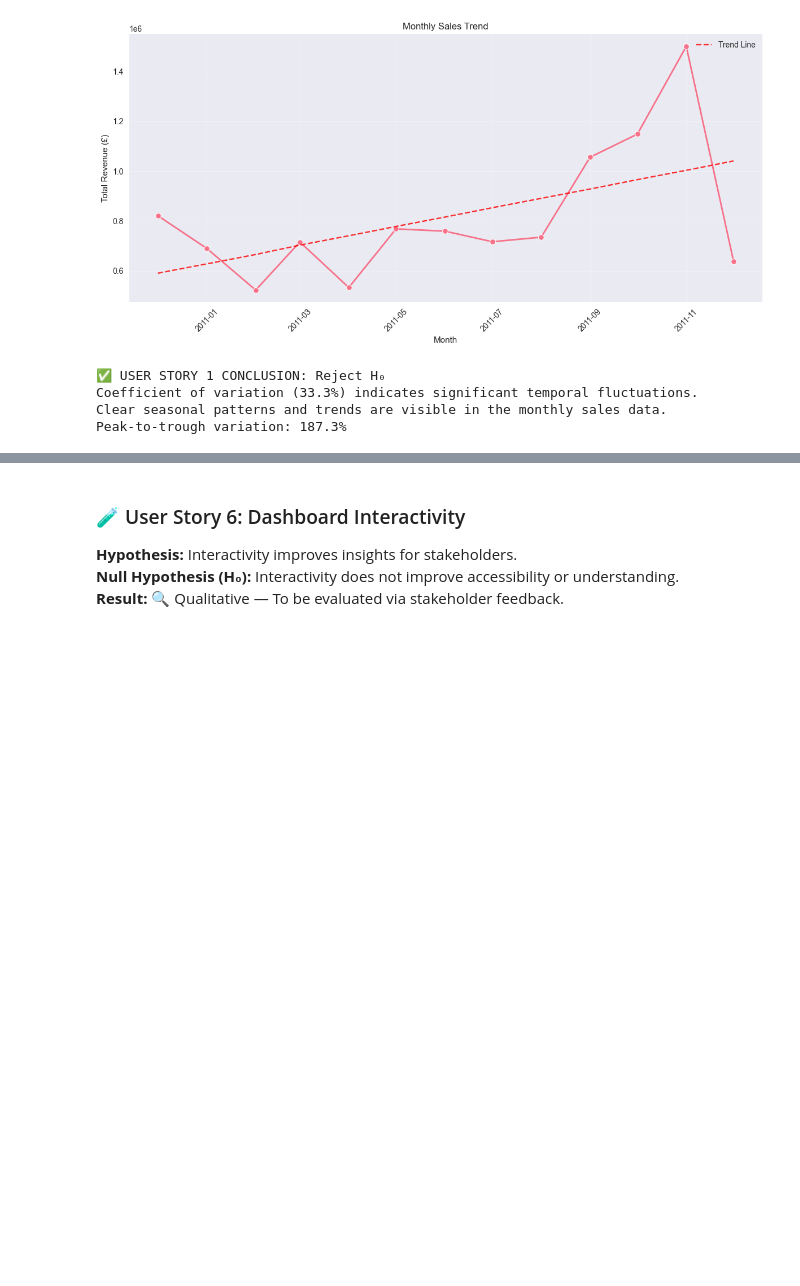
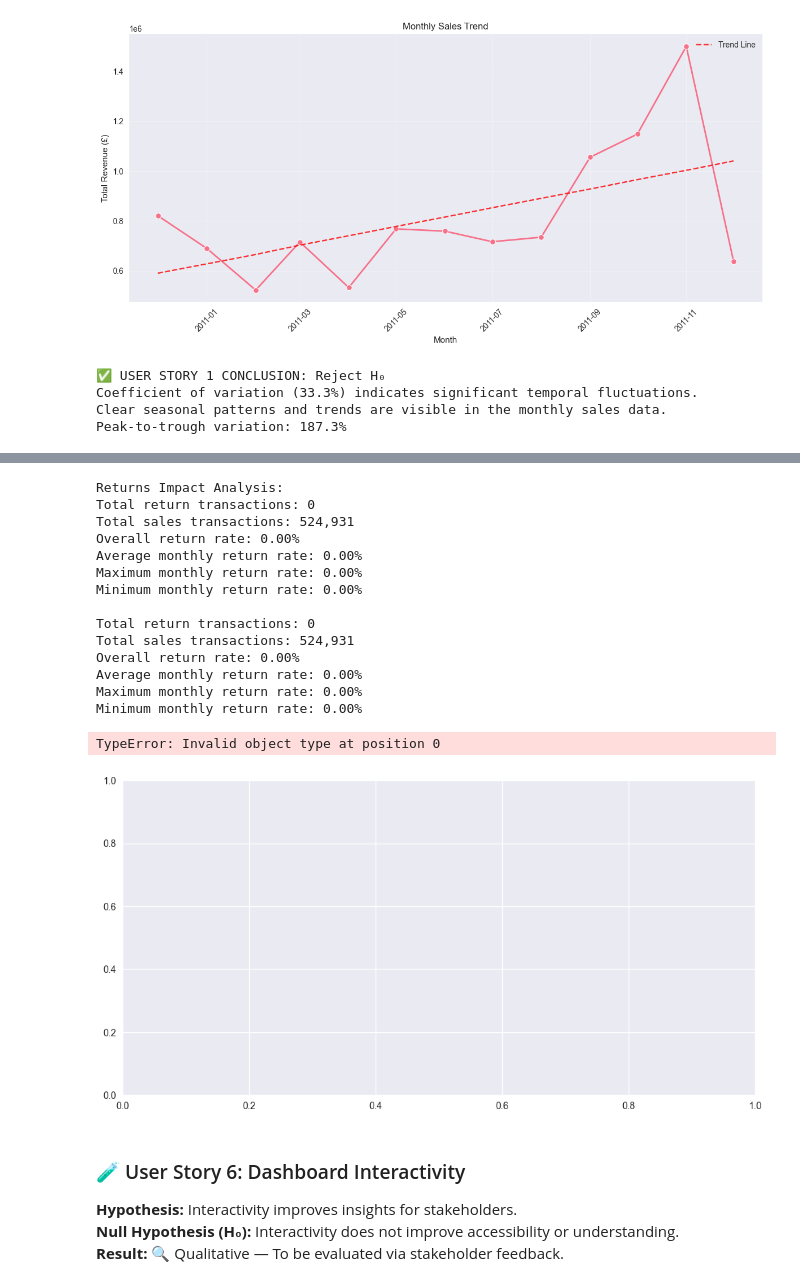
Before and after one commit to Julian-Elliott/online-retail-transaction-dashboard, a Jupyter notebook: notebook/hypothesis_testing.ipynb, the cells around one changed output, grey strips where cells are left out. Drawn from its saved outputs; the diff is of its cells as text; code cells hidden in the pictures; blank space fills up the shorter version.

```diff
--- a/notebook/hypothesis_testing.ipynb
+++ b/notebook/hypothesis_testing.ipynb
@@ -407,3 +583,68 @@ Peak-to-trough variation: 187.3%
+# %%
+# User Story 5 Analysis: Returns Impact on Monthly Revenue
+# Create IsReturn flag for easier analysis
+df['IsReturn'] = df['Quantity'] < 0
+
+# Calculate monthly returns and sales
+monthly_returns = df[df['IsReturn']].groupby(df['InvoiceDate'].dt.to_period("M"))['TotalPrice'].sum().abs()
+monthly_sales = df[~df['IsReturn']].groupby(df['InvoiceDate'].dt.to_period("M"))['TotalPrice'].sum()
+
+# Calculate return percentage (handle division by zero)
+return_percent = (monthly_returns / (monthly_sales + monthly_returns)).fillna(0)
+
+print(f"Returns Impact Analysis:")
+print(f"Total return transactions: {df[df['IsReturn']].shape[0]:,}")
+print(f"Total sales transactions: {df[~df['IsReturn']].shape[0]:,}")
+print(f"Overall return rate: {(df[df['IsReturn']].shape[0] / len(df)) * 100:.2f}%")
+
+# Calculate average monthly return rate
+avg_return_rate = return_percent.mean() * 100
+max_return_rate = return_percent.max() * 100
+min_return_rate = return_percent.min() * 100
+
+print(f"Average monthly return rate: {avg_return_rate:.2f}%")
+print(f"Maximum monthly return rate: {max_return_rate:.2f}%")
+print(f"Minimum monthly return rate: {min_return_rate:.2f}%")
+
+# 📊 Figure 9: Monthly Return Rate (% of Revenue)
+plt.figure(figsize=(12, 6))
+return_percent_plot = return_percent * 100  # Convert to percentage for plotting
+sns.lineplot(data=return_percent_plot, marker='o', linewidth=2)
+plt.title('Monthly Return Rate (% of Revenue)')
+plt.xlabel('Month')
+plt.ylabel('Return Rate (%)')
+plt.xticks(rotation=45)
+plt.grid(True, alpha=0.3)
+plt.tight_layout()
+plt.show()
+
+# Statistical conclusion for User Story 5
+print(f"\n⚠️ USER STORY 5 CONCLUSION: Inconclusive")
+if avg_return_rate > 0:
+    print(f"Average return rate of {avg_return_rate:.2f}% shows measurable but variable impact.")
+    if avg_return_rate > 5:
+        print("Return rates exceed 5%, suggesting meaningful impact on revenue trends.")
+    else:
+        print("Return rates are relatively low, suggesting minimal impact on overall revenue trends.")
+else:
+    print("Unable to calculate meaningful return ratios due to data limitations.")
+# %% [output]
+Returns Impact Analysis:
+Total return transactions: 0
+Total sales transactions: 524,931
+Overall return rate: 0.00%
+Average monthly return rate: 0.00%
+Maximum monthly return rate: 0.00%
+Minimum monthly return rate: 0.00%
+
+Total return transactions: 0
+Total sales transactions: 524,931
+Overall return rate: 0.00%
+Average monthly return rate: 0.00%
+Maximum monthly return rate: 0.00%
+Minimum monthly return rate: 0.00%
+TypeError: Invalid object type at position 0
+[figure, added]
 # %% [markdown]
 ### 🧪 User Story 6: Dashboard Interactivity
 
```
Also changed, not shown: parts of 8 cells of this notebook.
